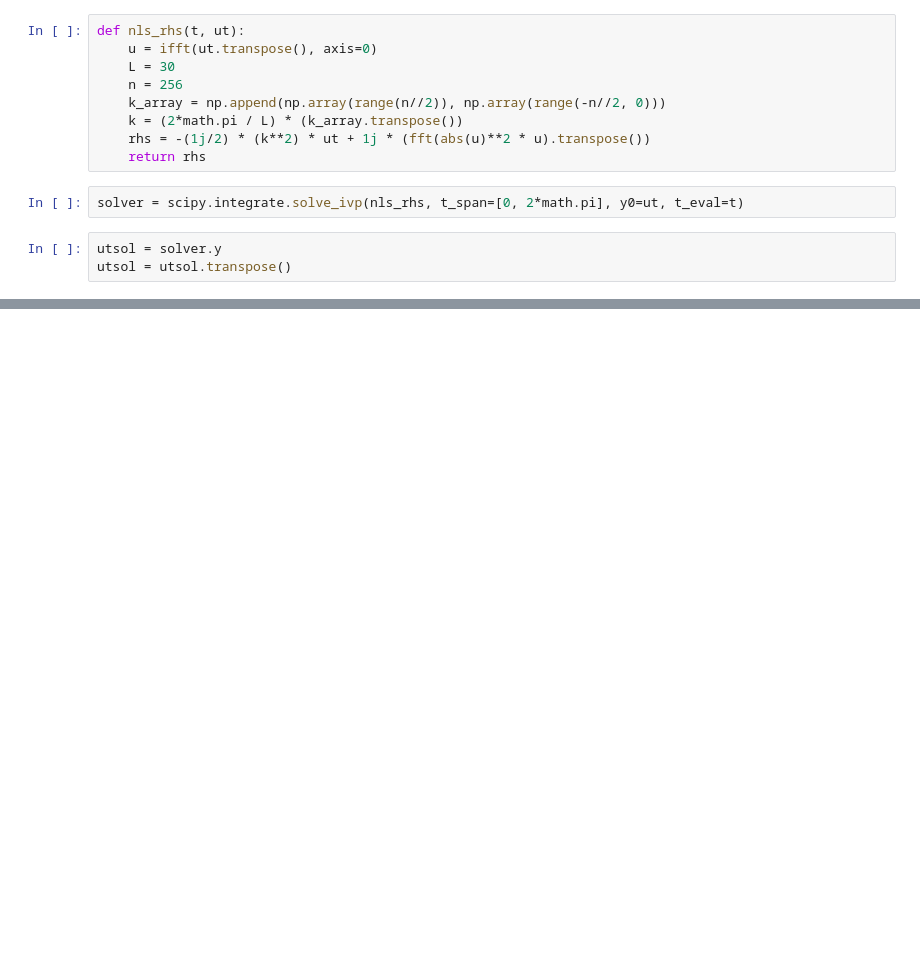
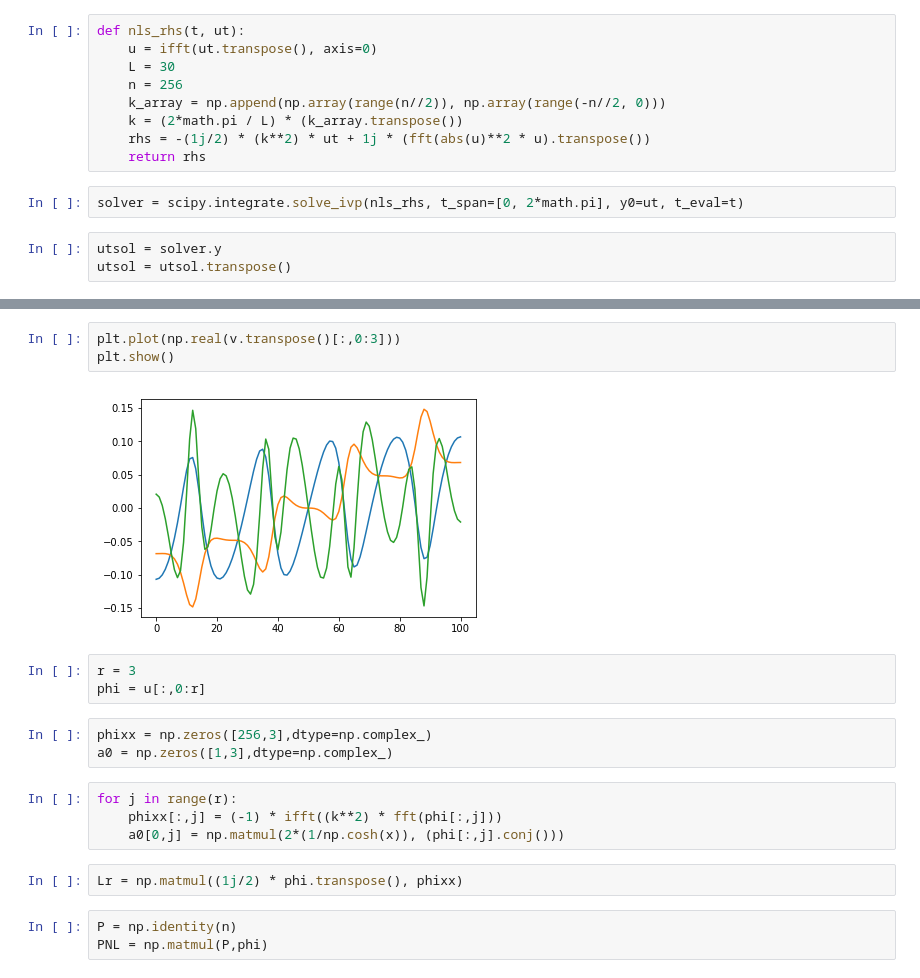
Before and after one commit to QingxinL/HPCC, a Jupyter notebook: Feb_5th.ipynb, the cells around one changed output, grey strips where cells are left out. Cells and saved outputs as stored; diff of their text form; blank space fills up the shorter version.

```diff
--- a/Feb_5th.ipynb
+++ b/Feb_5th.ipynb
@@ -59,0 +87,20 @@ the overall result difference is in e^-4
+# %%
+plt.plot(np.real(v.transpose()[:,0:3]))
+plt.show()
+# %% [output]
+[figure, added]
+# %%
+r = 3
+phi = u[:,0:r]
+# %%
+phixx = np.zeros([256,3],dtype=np.complex_)
+a0 = np.zeros([1,3],dtype=np.complex_)
+# %%
+for j in range(r):
+    phixx[:,j] = (-1) * ifft((k**2) * fft(phi[:,j]))
+    a0[0,j] = np.matmul(2*(1/np.cosh(x)), (phi[:,j].conj()))
+# %%
+Lr = np.matmul((1j/2) * phi.transpose(), phixx)
+# %%
+P = np.identity(n)
+PNL = np.matmul(P,phi)
```
Also changed, not shown: parts of 26 cells of this notebook.
